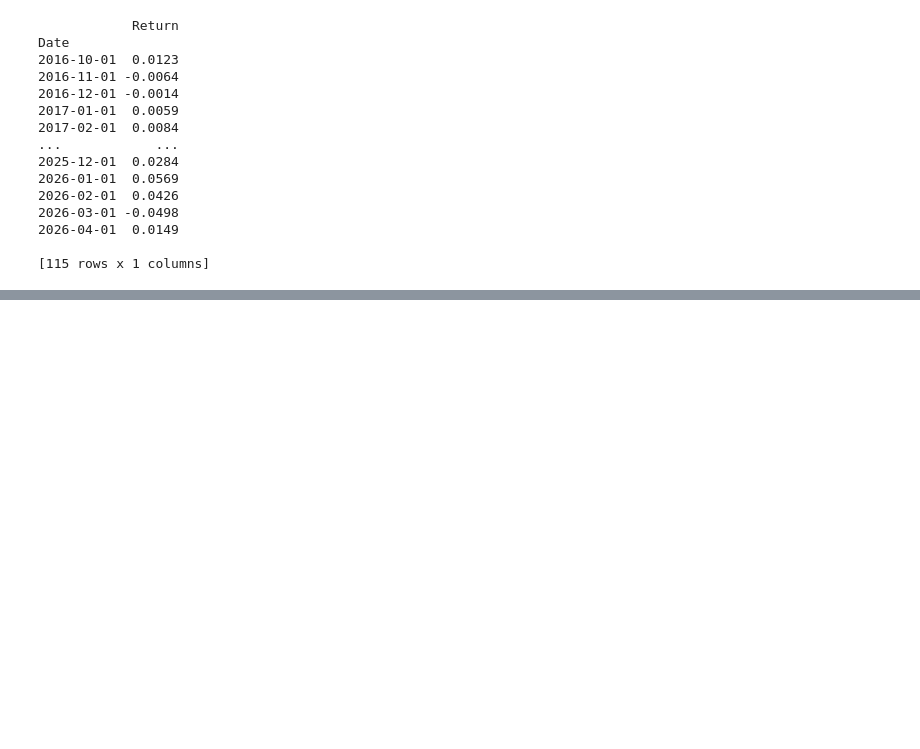
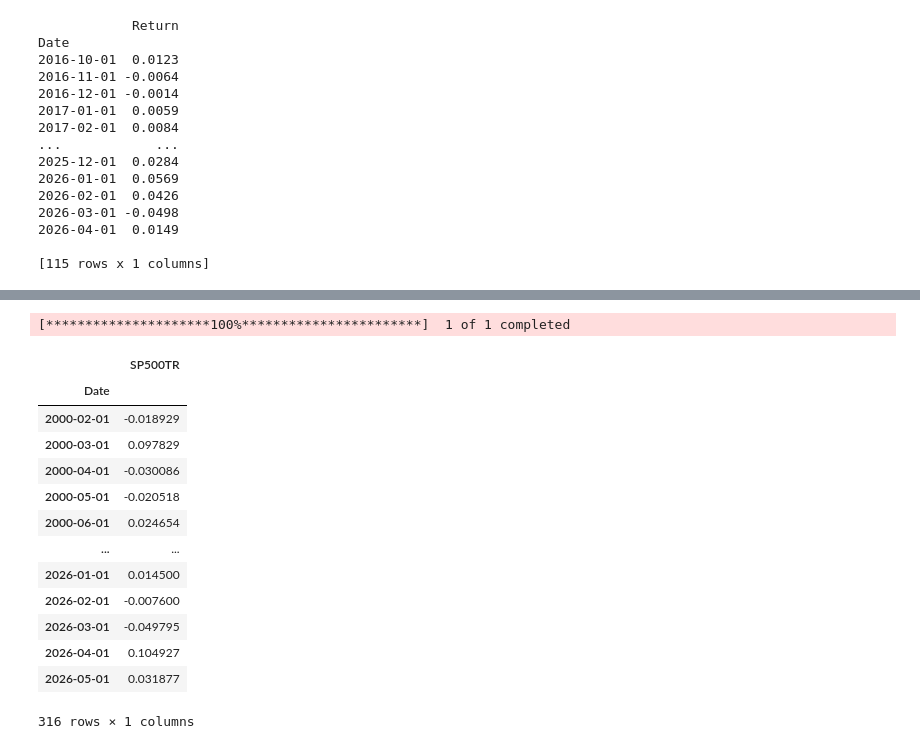
Before and after one commit to arthurdhonneur7/athenee_hf_portfolio, a Jupyter notebook: data/data_building.ipynb, the cells around one changed output, grey strips where cells are left out. Saved outputs shown, nothing was run; the diff lists cells and outputs as text; code cells hidden in the pictures; blank space fills up the shorter version.

```diff
--- a/data/data_building.ipynb
+++ b/data/data_building.ipynb
@@ -723,0 +965,30 @@ df_ts_clean.to_csv('./hf_returns/enko.csv')
+# %%
+import yfinance as yf
+
+# Download historical data
+tickers = ['^SP500TR']
+data = yf.download(tickers, start='2000-01-01', interval='1mo')
+
+sp500 = data['Close']
+
+sp500.columns = ['SP500TR']
+
+returns = sp500.pct_change().dropna()
+
+returns
+# %% [output]
+[*********************100%***********************]  1 of 1 completed
+|  | SP500TR |
+| Date |  |
+| 2000-02-01 | -0.018929 |
+| 2000-03-01 | 0.097829 |
+| 2000-04-01 | -0.030086 |
+| 2000-05-01 | -0.020518 |
+| 2000-06-01 | 0.024654 |
+| ... | ... |
+| 2026-01-01 | 0.014500 |
+| 2026-02-01 | -0.007600 |
+| 2026-03-01 | -0.049795 |
+| 2026-04-01 | 0.104927 |
+| 2026-05-01 | 0.031877 |
+316 rows × 1 columns
```
Also changed, not shown: parts of 3 cells of this notebook, 5 other files.
